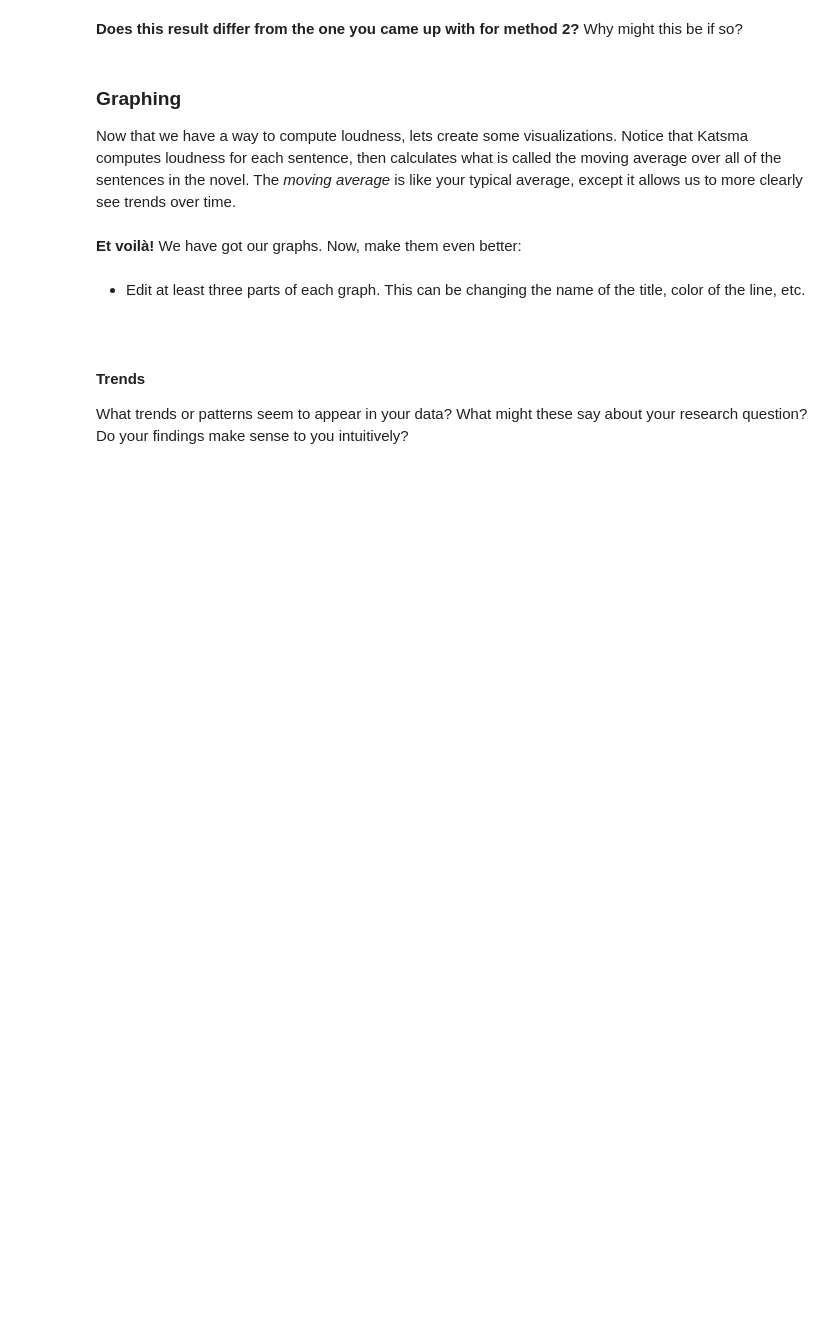
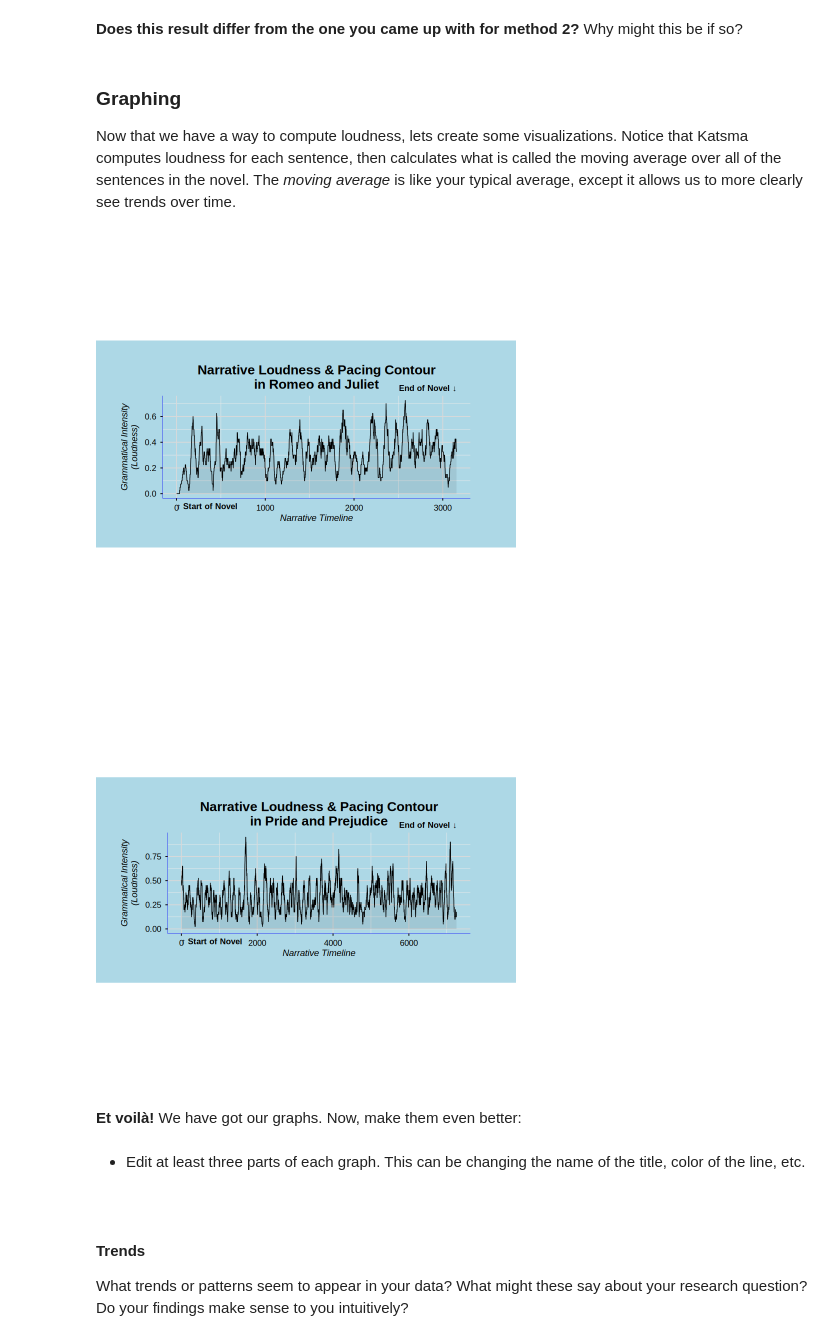
Before and after one commit to JoseC0212/Unit0, a Jupyter notebook: ApResearchCT_ARTS (1).ipynb, the cells around one changed output. Drawn from its saved outputs; the diff is of its cells as text; code cells hidden in the pictures; blank space fills up the shorter version.

```diff
--- a/ApResearchCT_ARTS (1).ipynb
+++ b/ApResearchCT_ARTS (1).ipynb
@@ -120,11 +189,11 @@ my_texts <- c(
 )
 
 # ---- EDIT THIS LINE ----
-text_title_1 <- ""
+text_title_1 <- "Romeo and Juliet"
 # ------------------------
 
 # ---- EDIT THIS LINE ----
-text_title_2 <- ""
+text_title_2 <- "Pride and Prejudice"
 # ------------------------
 
 text1 <- gutenberg_download(my_texts[[text_title_1]], meta_fields = "title")
@@ -196,7 +269,7 @@ naive_loudness_score <- function(chapter_string) {
                   "vociferated", "proclaimed")
 
   #____EDIT ME_____#
-  very_loud_verbs <- c("shouted")
+  very_loud_verbs <- c("shouted", "cried", "exclaimed", "roared", "screamed", "shrieked")
   #____EDIT ME_____#
 
   verbs <- list(neutral_verbs, resonant_verbs, med_loud_verbs,
@@ -278,37 +355,40 @@ plot_loudness <- function(text, label, window = 40) {
   ma <- ma[!is.na(ma)]
 
   df <- dplyr::tibble(x = seq_along(ma), y = ma)
 
   ggplot2::ggplot(df, ggplot2::aes(x, y)) +
     ggplot2::geom_area(alpha = 0.1) +
     ggplot2::geom_line(linewidth = 0.4) +
     ggplot2::annotate("text", x = min(df$x), y = -Inf,
              label = "\u2191 Start of Novel",
              hjust = 0, vjust = 1.8, size = 3.5, fontface = "bold") +
     ggplot2::annotate("text", x = max(df$x), y = Inf,
              label = "End of Novel \u2193",
              hjust = 1, vjust = -0.8, size = 3.5, fontface = "bold") +
     ggplot2::coord_cartesian(clip = "off") +
     ggplot2::labs(
       title = paste0("Narrative Loudness & Pacing Contour\nin ", label),
       x = "Narrative Timeline",
       y = "Grammatical Intensity\n(Loudness)"
     ) +
     ggplot2::theme_minimal(base_size = 11) +
     ggplot2::theme(
       aspect.ratio = 1 / 3,
       plot.title = ggplot2::element_text(size = 16, face = "bold", hjust = 0.5),
       axis.title = ggplot2::element_text(face = "italic"),
-      axis.line = ggplot2::element_line(colour = "black", linewidth = 0.2),
+      axis.line = ggplot2::element_line(colour = "Blue", linewidth = 0.2),
       axis.ticks = ggplot2::element_line(colour = "black"),
-      axis.text = ggplot2::element_text(colour = "black", size = 10),
+      axis.text = ggplot2::element_text(colour = "Black", size = 10),
       panel.grid.major = ggplot2::element_line(colour = "grey85"),
-      plot.background = ggplot2::element_rect(fill = "white", colour = NA),
+      plot.background = ggplot2::element_rect(fill ="LightBlue", colour = NA),
       plot.margin = ggplot2::margin(30, 55, 30, 30)
     )
 }
 
-plot_loudness(text1, "TEXT 1")
-plot_loudness(text2, "TEXT 2")
+plot_loudness(text1, "Romeo and Juliet")
+plot_loudness(text2, "Pride and Prejudice")
+# %% [output]
+[figure, added]
+[figure, added]
 # %% [markdown]
 
```
Also changed, not shown: parts of 18 cells of this notebook.
